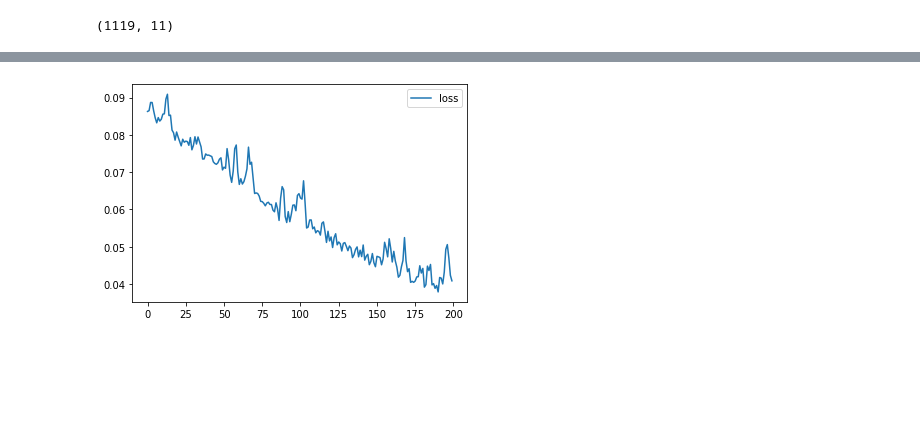
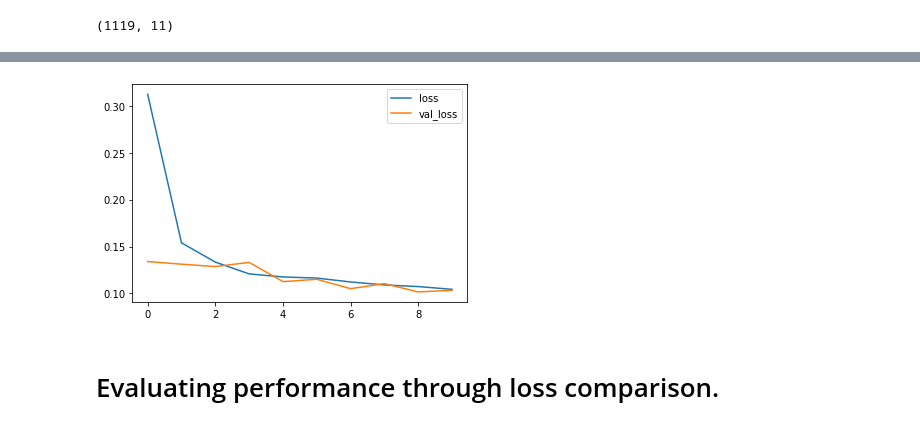
Before and after one commit to TheVille415/deep_learning, a Jupyter notebook: Intensive_Retake_1point2.ipynb, the cells around one changed output, grey strips where cells are left out. Saved outputs shown, nothing was run; the diff lists cells and outputs as text; code cells hidden in the pictures; blank space fills up the shorter version.

```diff
--- a/Intensive_Retake_1point2.ipynb
+++ b/Intensive_Retake_1point2.ipynb
@@ -111,6 +113,6 @@ history = model.fit(
     X_train, y_train,
     validation_data=(X_valid, y_valid),
     batch_size=256,
-    epochs=200,
+    epochs=10,
 )
 # %% [output]
@@ -134,6 +139,8 @@ Epoch 200/200
 # %%
 # convert the training history to a dataframe
 history_df = pd.DataFrame(history.history)
-history_df.loc[0:, ['loss']].plot();
+history_df.loc[0:, ['loss', 'val_loss']].plot();
 # %% [output]
-[figure, old version]
+[figure, new version]
+# %% [markdown]
+# Evaluating performance through loss comparison.
```
Also changed, not shown: parts of 7 cells of this notebook.
